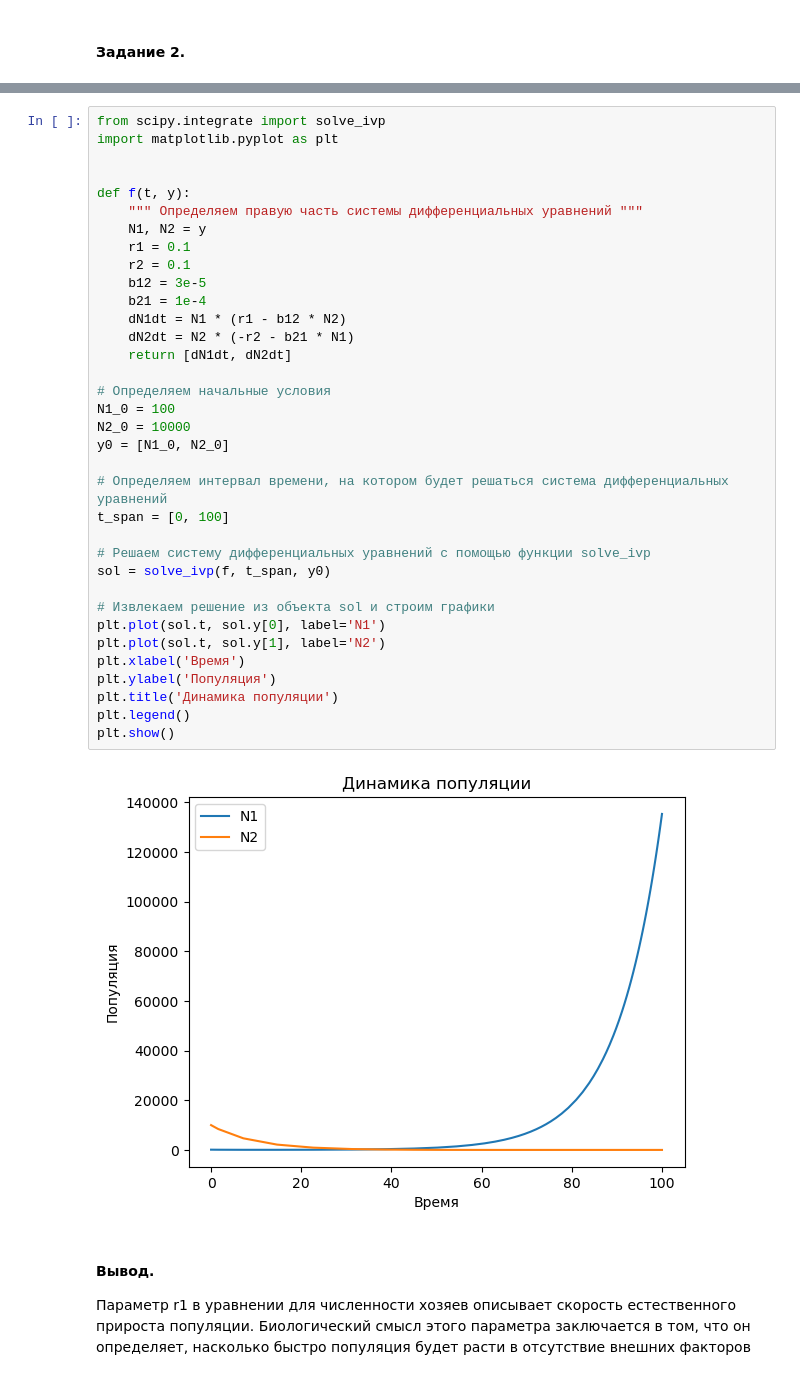
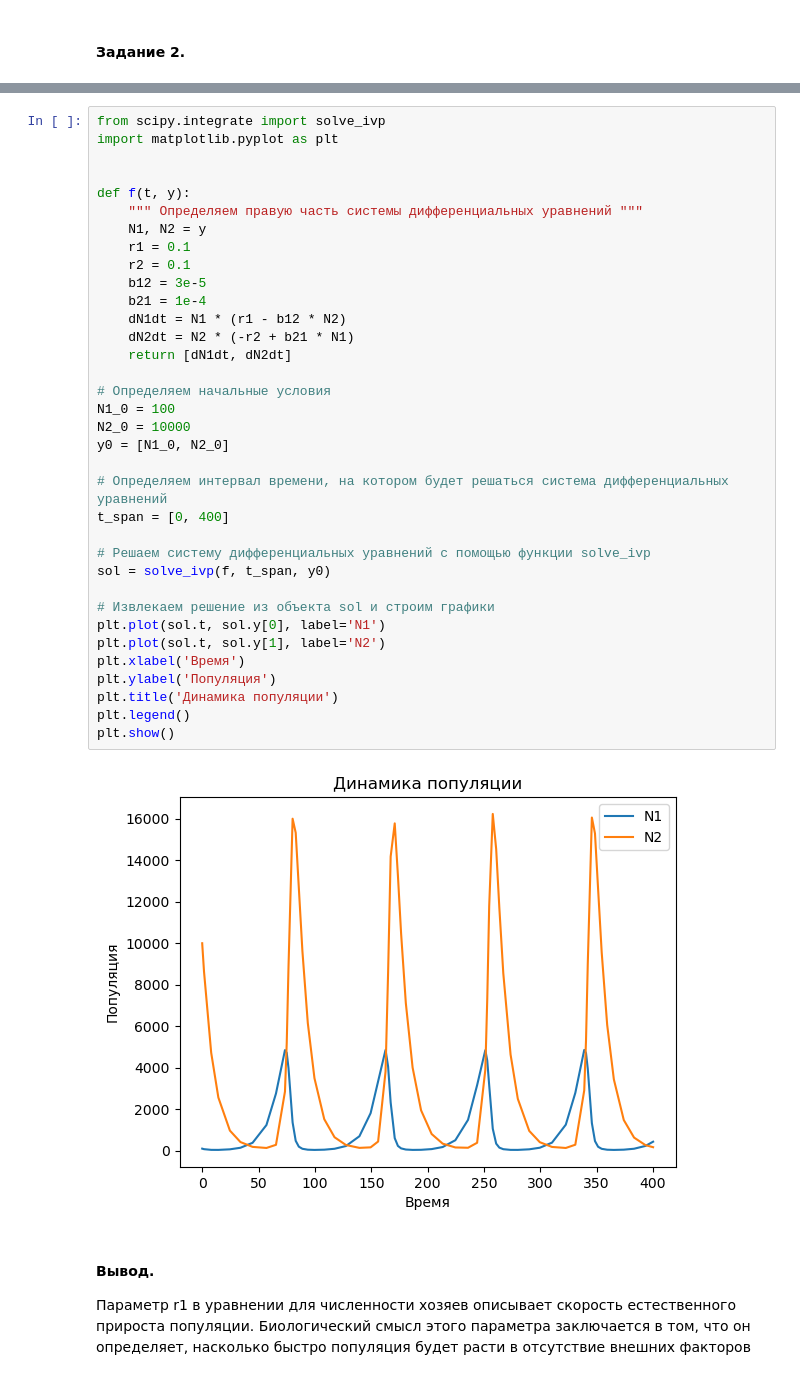
Before and after one commit to niktimf/CHSU_optimization_methods, a Jupyter notebook: LABA2OM/LABA2OM.ipynb, the cells around one changed output, grey strips where cells are left out. Saved outputs shown, nothing was run; the diff lists cells and outputs as text.

```diff
--- a/LABA2OM/LABA2OM.ipynb
+++ b/LABA2OM/LABA2OM.ipynb
@@ -111,36 +111,36 @@ import matplotlib.pyplot as plt
 
 def f(t, y):
     """ Определяем правую часть системы дифференциальных уравнений """
     N1, N2 = y
     r1 = 0.1
     r2 = 0.1
     b12 = 3e-5
     b21 = 1e-4
     dN1dt = N1 * (r1 - b12 * N2)
-    dN2dt = N2 * (-r2 - b21 * N1)
+    dN2dt = N2 * (-r2 + b21 * N1)
     return [dN1dt, dN2dt]
 
 # Определяем начальные условия
 N1_0 = 100
 N2_0 = 10000
 y0 = [N1_0, N2_0]
 
 # Определяем интервал времени, на котором будет решаться система дифференциальных уравнений
-t_span = [0, 100]
+t_span = [0, 400]
 
 # Решаем систему дифференциальных уравнений с помощью функции solve_ivp
 sol = solve_ivp(f, t_span, y0)
 
 # Извлекаем решение из объекта sol и строим графики
 plt.plot(sol.t, sol.y[0], label='N1')
 plt.plot(sol.t, sol.y[1], label='N2')
 plt.xlabel('Время')
 plt.ylabel('Популяция')
 plt.title('Динамика популяции')
 plt.legend()
 plt.show()
 # %% [output]
-[figure, old version]
+[figure, new version]
 # %% [markdown]
 #### Вывод.
 
```
Also changed, not shown: 1 other file.
